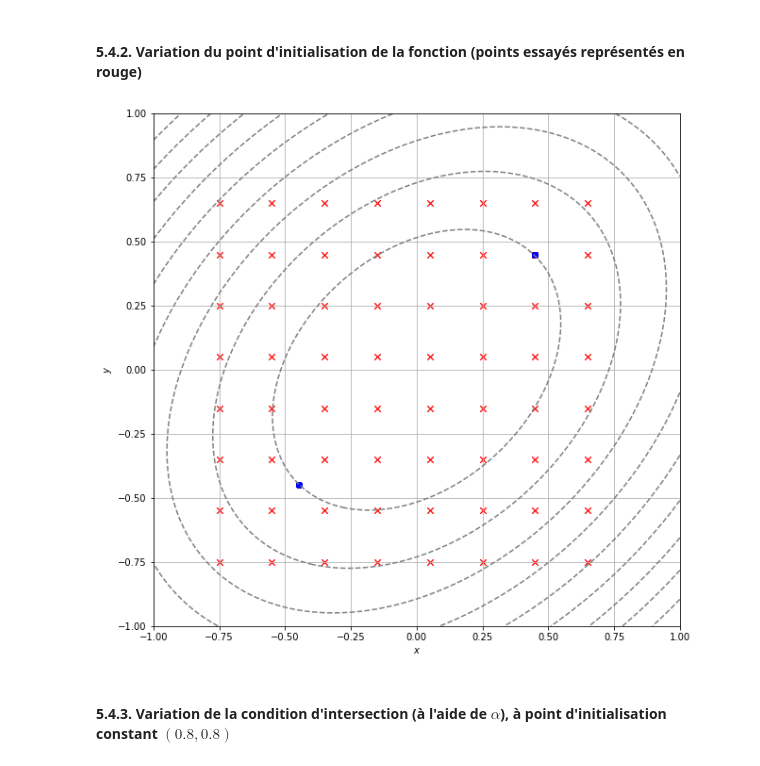
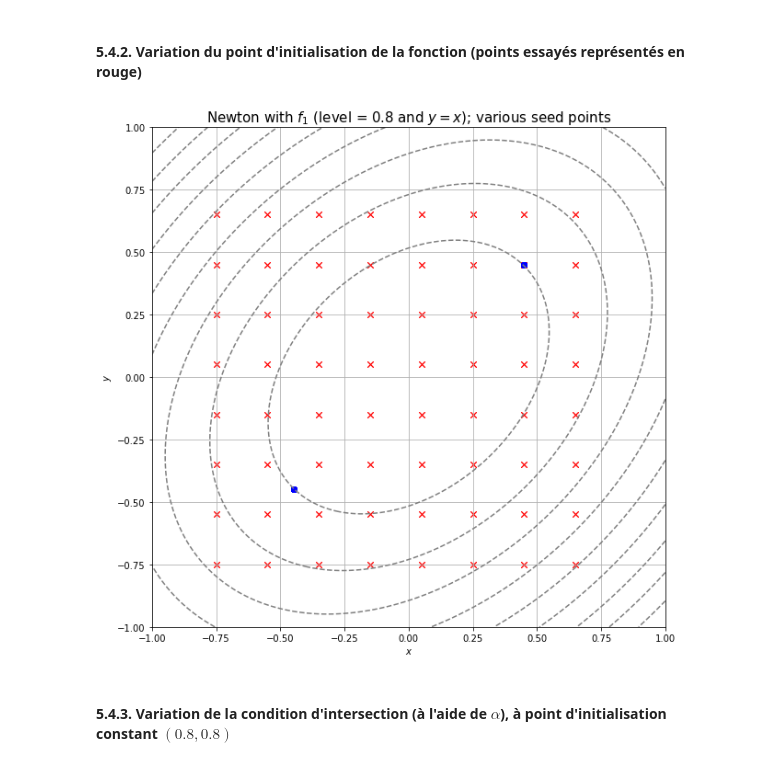
Before and after one commit to ahernot/UE11-calcul-differentiel, a Jupyter notebook: Reponses_FINAL.ipynb, the cells around one changed output. Drawn from its saved outputs; the diff is of its cells as text; code cells hidden in the pictures.

```diff
--- a/Reponses_FINAL.ipynb
+++ b/Reponses_FINAL.ipynb
@@ -347,34 +347,35 @@ GFunc.display_contour_inline(
     x=np.linspace(-1.0, 1.0, 100),
     y=np.linspace(-1.0, 1.0, 100),
     levels=10 # 10 levels, automatically selected
 )
 
 x_list, y_list = [], [] # results
 xp_list, yp_list = [], [] # seed points
 
 F = get_F(f1, level=0.8)
 # very ugly because Newton isn't vectorized
 for line in lin_array:
     for col in lin_array:
         for point in col:
 
             #   Adding the seed points
             xp_list.append(point.tolist()[0])
             yp_list.append(point.tolist()[1])
 
             #   Adding the results (if available)
             try:
                 val = Newton(F, *(point.tolist()))
                 x_list.append(val[0])
                 y_list.append(val[1])
             except: continue
 
 #   Plotting the seed points and the results
+plt.title('Newton with $f_1$ (level = 0.8 and $y = x$); various seed points', fontsize=15)
 plt.scatter(xp_list, yp_list, c='red', marker='x', linewidths=0.5)
 plt.scatter(x_list, y_list, c='blue')
 plt.show()
 # %% [output]
-[figure, old version]
+[figure, new version]
 # %% [markdown]
 #### 5.4.3. Variation de la condition d'intersection (à l'aide de $\alpha$), à point d'initialisation constant $(0.8, 0.8)$
 # %%
```
Also changed, not shown: parts of 1 cell of this notebook, 1 other file.
